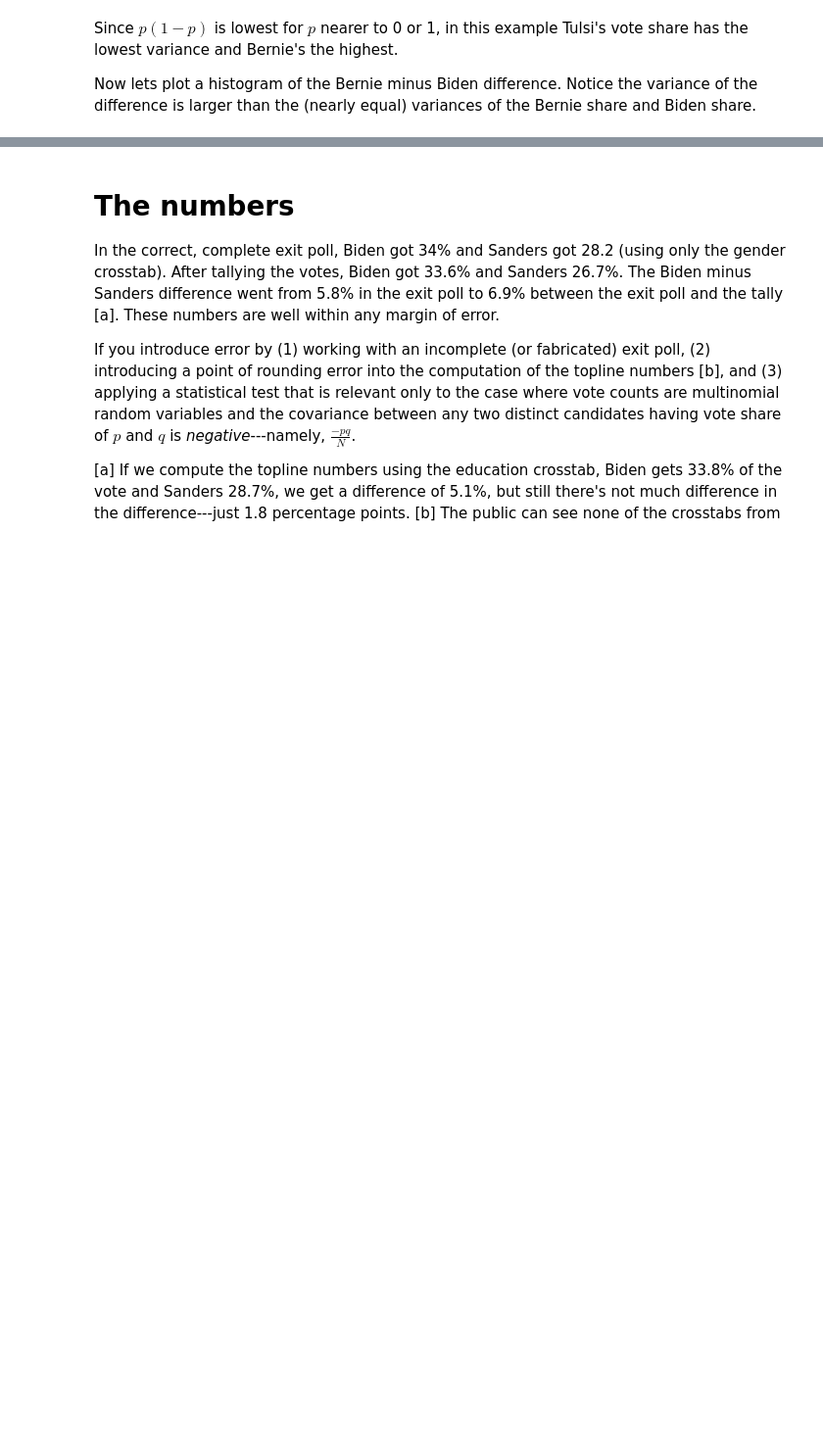
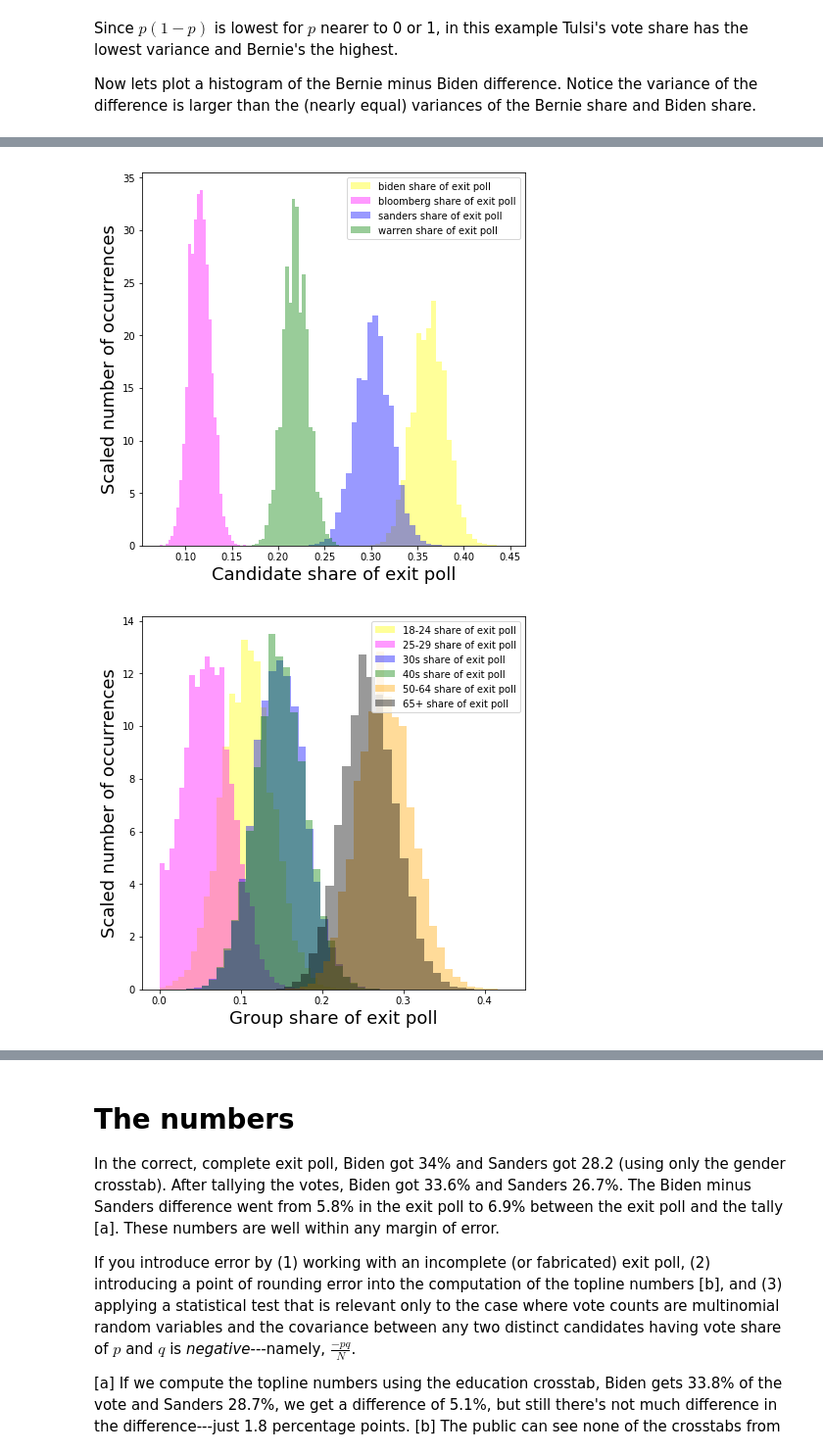
Before and after one commit to maxdunitz/themassprimarywasnotrigged, a Jupyter notebook: The Massachusetts Election Was Not Rigged.ipynb, the cells around one changed output, grey strips where cells are left out. Shown at 98% size. Cells and saved outputs as stored; diff of their text form; code cells hidden in the pictures; blank space fills up the shorter version.

```diff
--- a/The Massachusetts Election Was Not Rigged.ipynb
+++ b/The Massachusetts Election Was Not Rigged.ipynb
@@ -517,0 +678,17 @@ plt.show()
+# %%
+nexitpolls = 50000
+very_very_young = [17, 4, 54, 21]
+very_young = [28, 0, 45, 22]
+young = [19, 4, 43, 27]
+middle = [32, 9, 31, 23]
+old = [40, 17, 18, 19]
+very_old = [47, 15, 16, 17]
+candidate_given_group_list = [very_very_young, very_young, young, middle, old, very_old]
+candidate_given_group_list = [np.array(x)/np.sum(x) for x in candidate_given_group_list]
+priors = [0.11, 0.06, 0.15, 0.15, 0.28, 0.26]
+priors = np.array(priors)/np.sum(priors)
+groups = ['18-24', '25-29', '30s', '40s', '50-64', '65+']
+run_experiment(N, nexitpolls, candidate_given_group_list, priors, groups)
+# %% [output]
+[figure, added]
+[figure, added]
```
Also changed, not shown: parts of 22 cells of this notebook.
